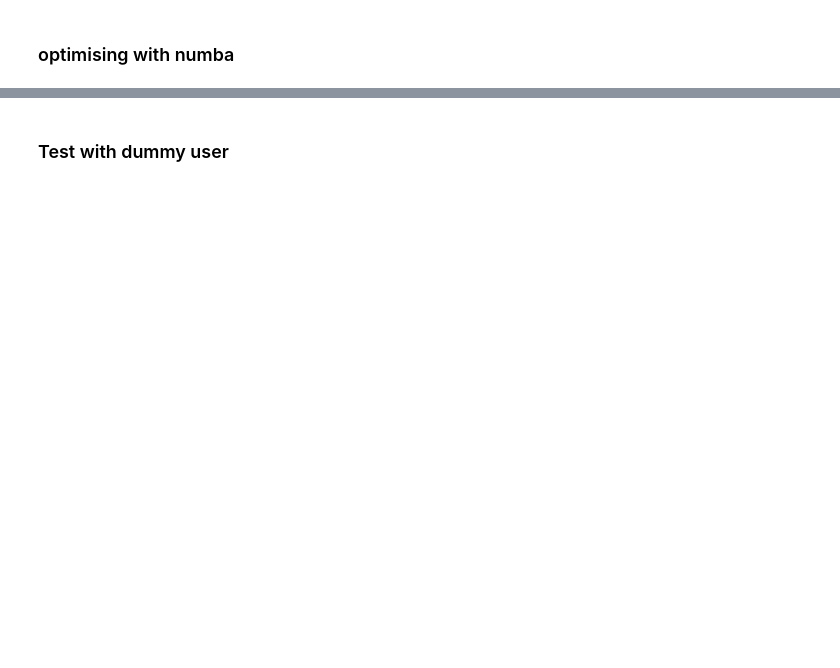
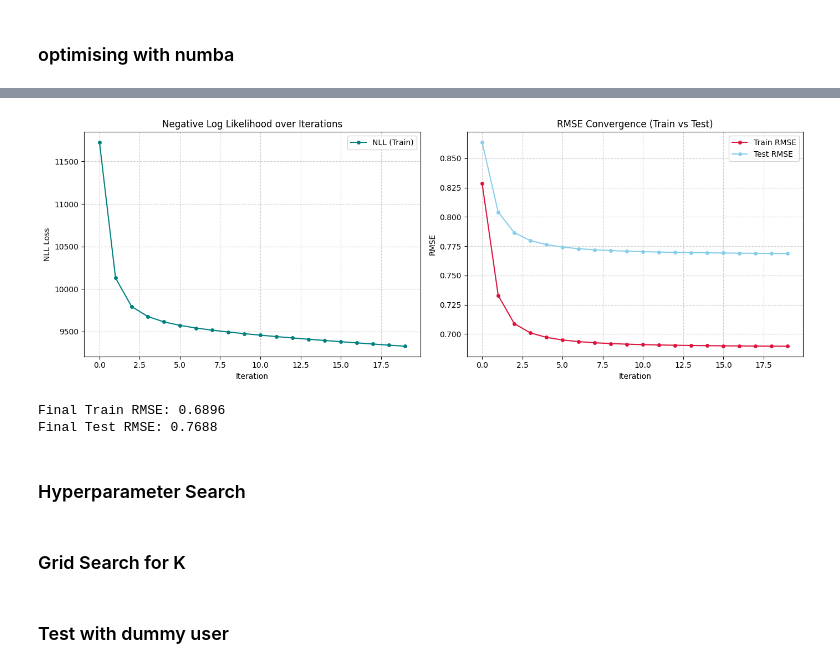
Before and after one commit to ghaidahussein52/AMLAS, a Jupyter notebook: ghaida_mlas_draft.ipynb, the cells around one changed output, grey strips where cells are left out. Drawn from its saved outputs; the diff is of its cells as text; code cells hidden in the pictures; blank space fills up the shorter version.

```diff
--- a/ghaida_mlas_draft.ipynb
+++ b/ghaida_mlas_draft.ipynb
@@ -1923,6 +1136,5 @@ from numba import njit, prange
 # %%
 # Numba helper functions
-
 @njit
 def cholesky_solve(A, b, K):
     """
@@ -1982,7 +1194,9 @@ def update_all_users_numba(
     train_ratings_by_user,
     user_train_start
 ):
-    """Update all user biases and latent factors in parallel."""
+    """
+    Update all user biases and latent factors in parallel
+    """
     for m in prange(M):
         start = user_train_start[m]
         end = user_train_start[m + 1]
@@ -2030,7 +1244,9 @@ def update_all_items_numba(
     train_ratings_by_movie,
     movie_train_start
 ):
-    """Update all item biases and latent factors in parallel."""
+    """
+    Update all item biases and latent factors in parallel
+    """
     for n in prange(N):
         start = movie_train_start[n]
         end = movie_train_start[n + 1]
@@ -2078,7 +1294,9 @@ def compute_train_metrics_numba(
     train_ratings_by_user,
     user_train_start
 ):
-    """Compute training squared error and count in parallel."""
+    """
+    Compute training squared error and count in parallel
+    """
     squared_error = 0.0
     count = 0
 
@@ -2113,7 +1331,9 @@ def compute_test_rmse_numba(
     test_ratings_by_user,
     user_test_start
 ):
-    """Compute test squared error and count in parallel."""
+    """
+    Compute test squared error and count in parallel
+    """
     squared_error = 0.0
     count = 0
 
@@ -2302,0 +1469,37 @@ Final Test RMSE: 0.7677
+# %%
+# Plotting
+plt.figure(figsize=(14, 5)) # Adjusted size for better visibility
+
+# Plot NLL
+plt.subplot(1, 2, 1) # Changed to 2 columns to use full space
+plt.plot(nll_history, marker='o', markersize=4, color='teal', label='NLL (Train)')
+plt.title("Negative Log Likelihood over Iterations")
+plt.xlabel("Iteration")
+plt.ylabel("NLL Loss")
+plt.legend()
+plt.grid(True, linestyle='--', alpha=0.6) # Added grid for clarity
+
+# Plot RMSE
+plt.subplot(1, 2, 2)
+plt.plot(rmse_train_history, marker='o', markersize=4, color='crimson', label='Train RMSE')
+plt.plot(rmse_test_history, marker='o', markersize=4, color='skyblue', label='Test RMSE')
+plt.title("RMSE Convergence (Train vs Test)")
+plt.xlabel("Iteration")
+plt.ylabel("RMSE")
+plt.legend()
+plt.grid(True, linestyle='--', alpha=0.6)
+
+# Save the figure to the current directory
+plt.savefig('optimised_all_latent_factors_convergence_32M.pdf', format='pdf', bbox_inches='tight')
+
+plt.tight_layout()
+plt.show()
+
+print(f"Final Train RMSE: {rmse_train_history[-1]:.4f}")
+print(f"Final Test RMSE: {rmse_test_history[-1]:.4f}")
+# %% [output]
+[figure, added]
+Final Train RMSE: 0.6896
+Final Test RMSE: 0.7688
+# %% [markdown]
+### Hyperparameter Search
@@ -2302,0 +1599,2 @@ Final Test RMSE: 0.7677
+# %% [markdown]
+### Grid Search for K
```
Also changed, not shown: parts of 73 cells of this notebook.
